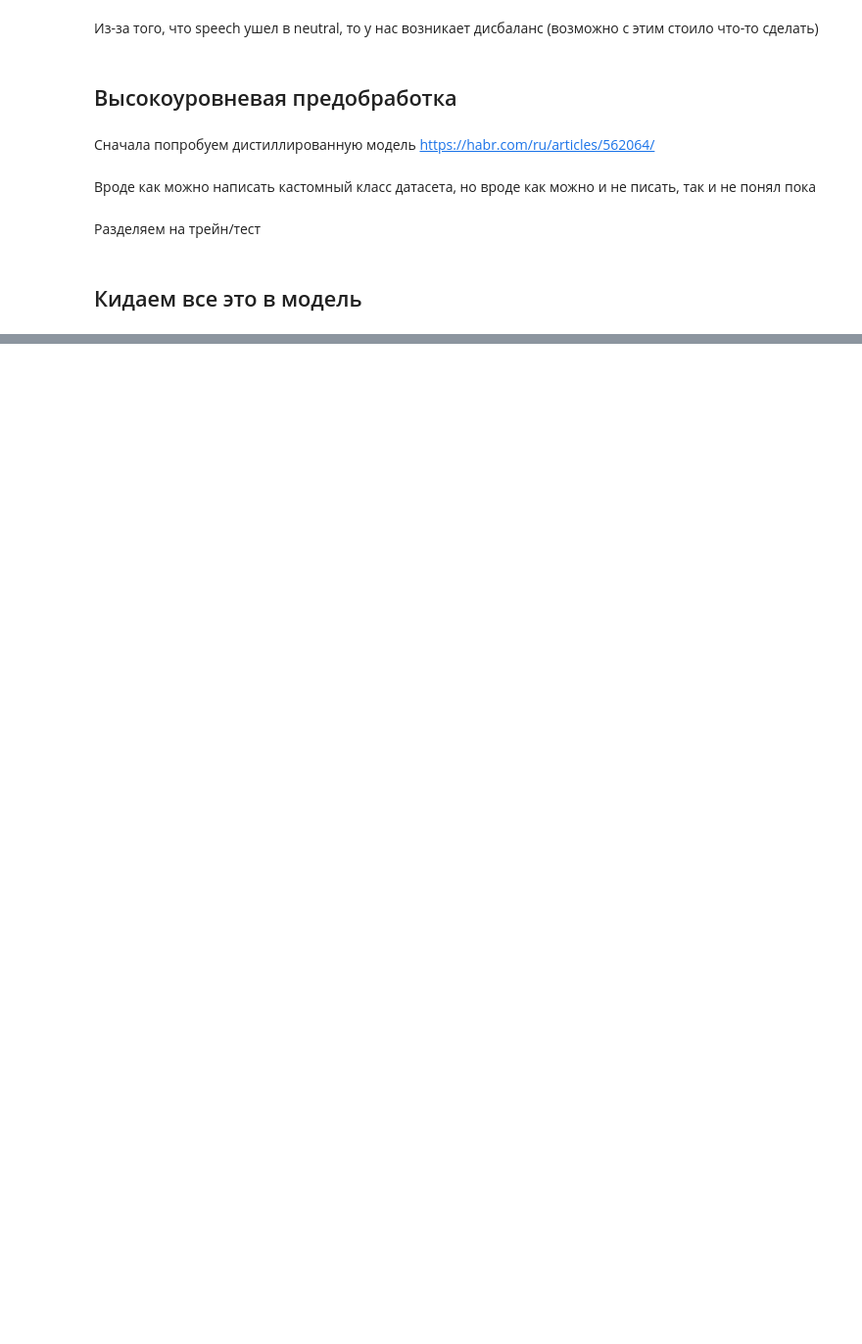
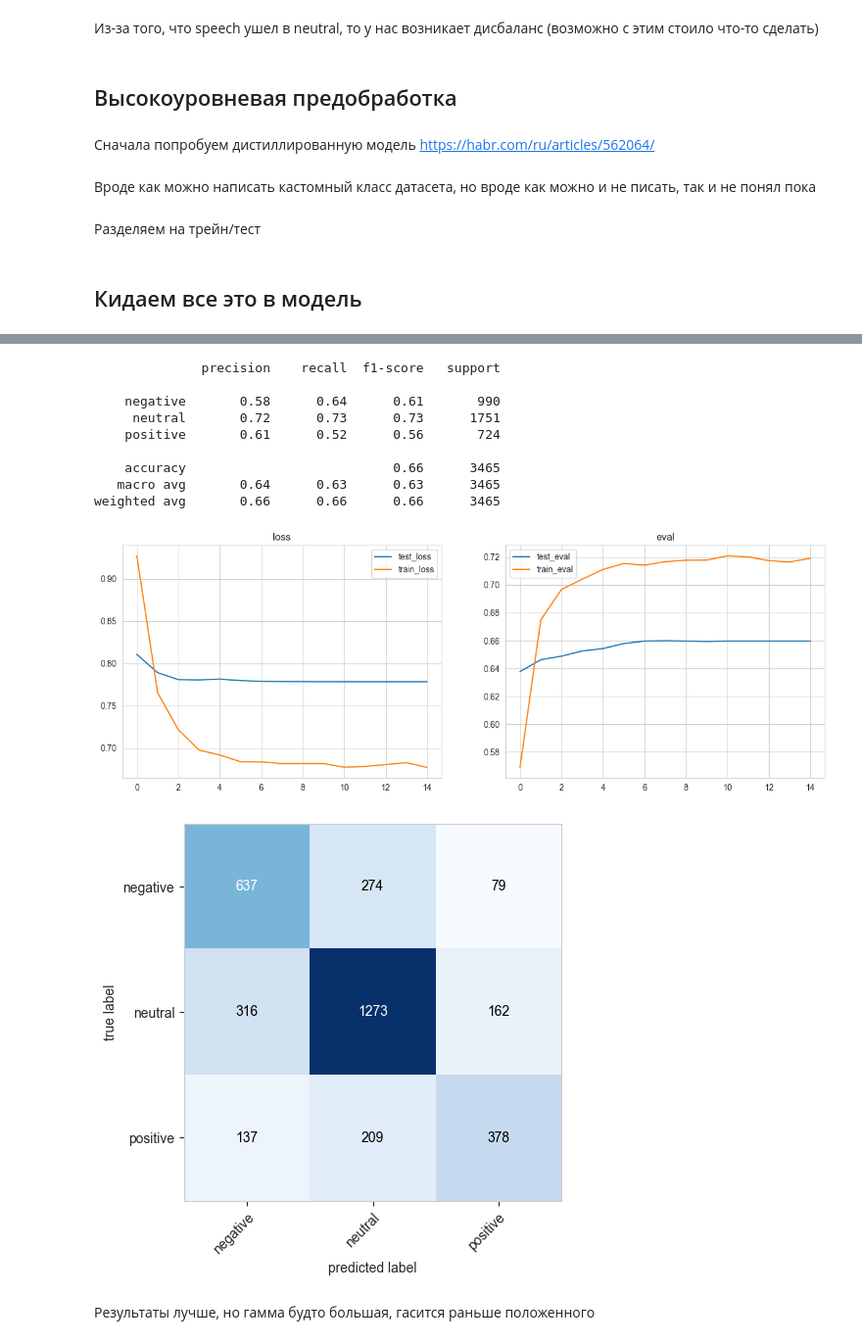
Before and after one commit to anast3t/neural-networks, a Jupyter notebook: Task2/Lab2_2.ipynb, the cells around one changed output, grey strips where cells are left out. Shown: that part at 98% size. Drawn from its saved outputs; the diff is of its cells as text; code cells hidden in the pictures; blank space fills up the shorter version.

```diff
--- a/Task2/Lab2_2.ipynb
+++ b/Task2/Lab2_2.ipynb
@@ -379,0 +399,8 @@ weighted avg       0.43      0.33      0.34      3465
+# %%
+rubert_tiny3, rubert_tiny_results3 = rubert_tiny_trainer(
+    epochs=15,
+    lr=3e-5,
+    scheduler_gamma=0.5,
+    force_override=False,
+    file_name="rubert_tiny_ep15_lr3e-5_gamma50"
+)
@@ -379,0 +415,19 @@ weighted avg       0.43      0.33      0.34      3465
+# %%
+rubert_tiny_results_show(
+    rubert_tiny3,
+    rubert_tiny_results3
+)
+# %% [output]
+              precision    recall  f1-score   support
+
+    negative       0.58      0.64      0.61       990
+     neutral       0.72      0.73      0.73      1751
+    positive       0.61      0.52      0.56       724
+
+    accuracy                           0.66      3465
+   macro avg       0.64      0.63      0.63      3465
+weighted avg       0.66      0.66      0.66      3465
+[figure, added]
+[figure, added]
+# %% [markdown]
+Результаты лучше, но гамма будто большая, гасится раньше положенного
```
Also changed, not shown: parts of 31 cells of this notebook, 1 other file.
